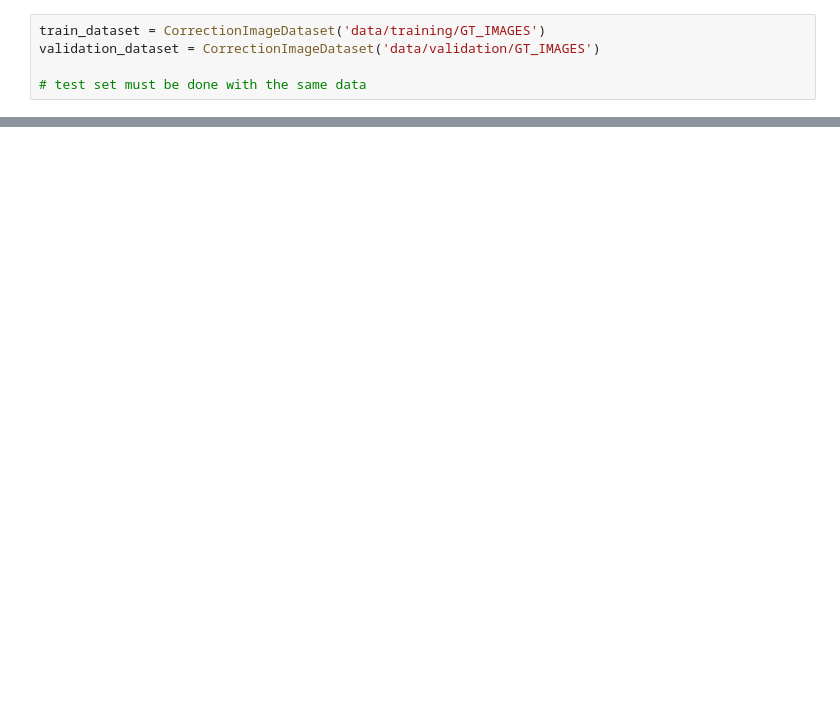
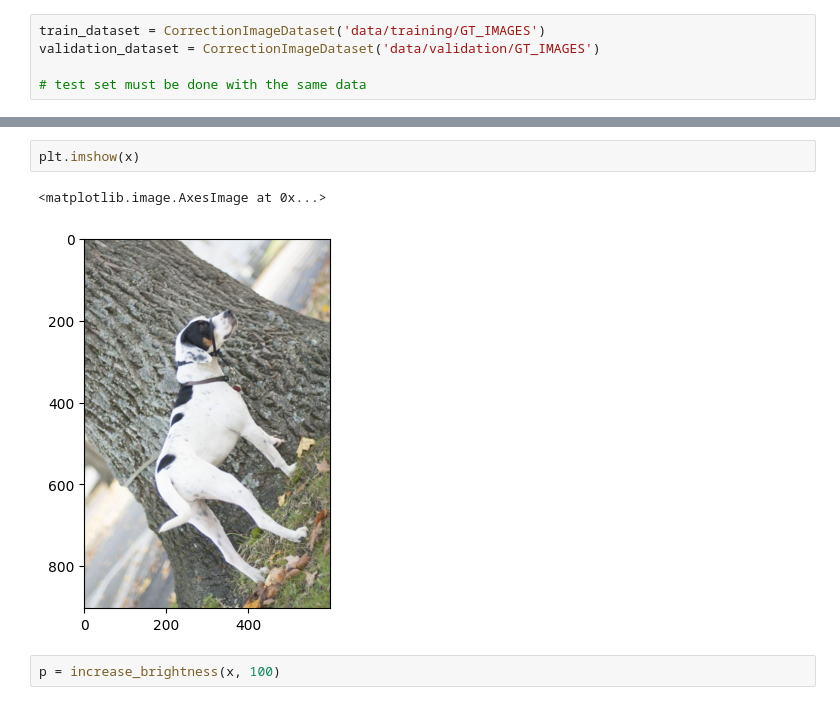
Before and after one commit to jakwisn/advanced_deep_learning_in_cv, a Jupyter notebook: main_jakub.ipynb, the cells around one changed output, grey strips where cells are left out. Saved outputs shown, nothing was run; the diff lists cells and outputs as text; blank space fills up the shorter version.

```diff
--- a/main_jakub.ipynb
+++ b/main_jakub.ipynb
@@ -42,0 +97,7 @@ len(validation_dataset)
+# %%
+plt.imshow(x)
+# %% [output]
+<matplotlib.image.AxesImage at 0x...>
+[figure, added]
+# %%
+p = increase_brightness(x, 100)
```
Also changed, not shown: parts of 21 cells of this notebook.
